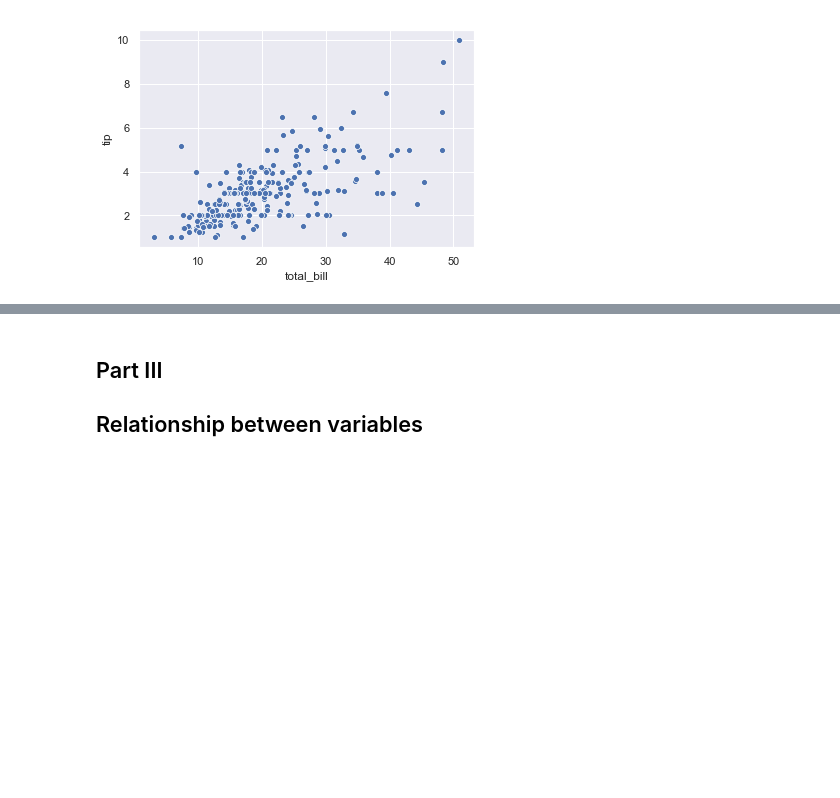
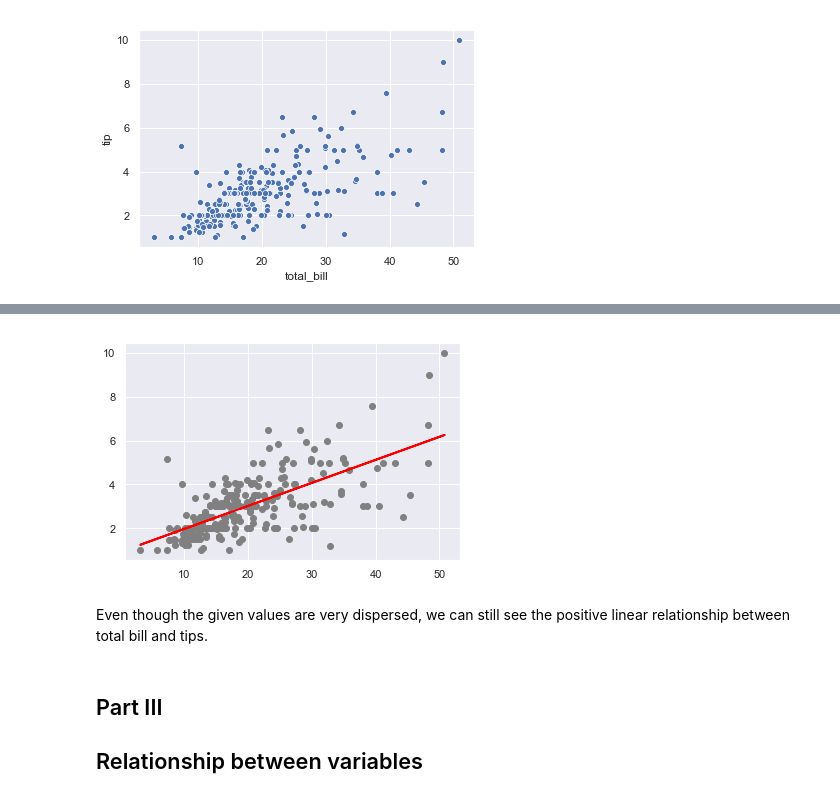
Before and after one commit to vukasm/project-2019-fundda, a Jupyter notebook: tips-dataset.ipynb, the cells around one changed output, grey strips where cells are left out. Drawn from its saved outputs; the diff is of its cells as text; code cells hidden in the pictures; blank space fills up the shorter version.

Commit message:
linear regression model

```diff
--- a/tips-dataset.ipynb
+++ b/tips-dataset.ipynb
@@ -95,0 +107,4 @@ tips_totalbill = sns.scatterplot(x="total_bill", y="tip", data=df)
+# %%
+# providing data for regression
+x = df['total_bill'].values.reshape(-1,1)
+y = df['tip'].values.reshape(-1,1)
@@ -95,0 +115,7 @@ tips_totalbill = sns.scatterplot(x="total_bill", y="tip", data=df)
+# %%
+#creating variable 'model' as a linear regression model
+model = LinearRegression()
+# %%
+#fitting the model
+#calculates the optimal values of the weights 𝑏₀ and 𝑏₁, using the existing input and output (x and y) as the arguments
+model.fit(x, y)
@@ -95,0 +143,4 @@ tips_totalbill = sns.scatterplot(x="total_bill", y="tip", data=df)
+# %%
+#predicting the tip amount given the total_bill
+y_pred = model.predict(x)
+print('predicted tip:', y_pred, sep='\n')
@@ -96,3 +182,13 @@ tips_totalbill = sns.scatterplot(x="total_bill", y="tip", data=df)
+# %%
+#scatter of inputs and outputs
+plt.scatter(x, y,  color='gray')
+#line plot of predicted outputs
+plt.plot(x, y_pred, color='red', linewidth=2)
+plt.show()
+# %% [output]
+[figure, added]
+# %% [markdown]
+Even though the given values are very dispersed, we can still see the positive linear relationship between total bill and tips.
 # %% [markdown]
 ## Part III
 
```
Also changed, not shown: parts of 24 cells of this notebook, 1 other file.
